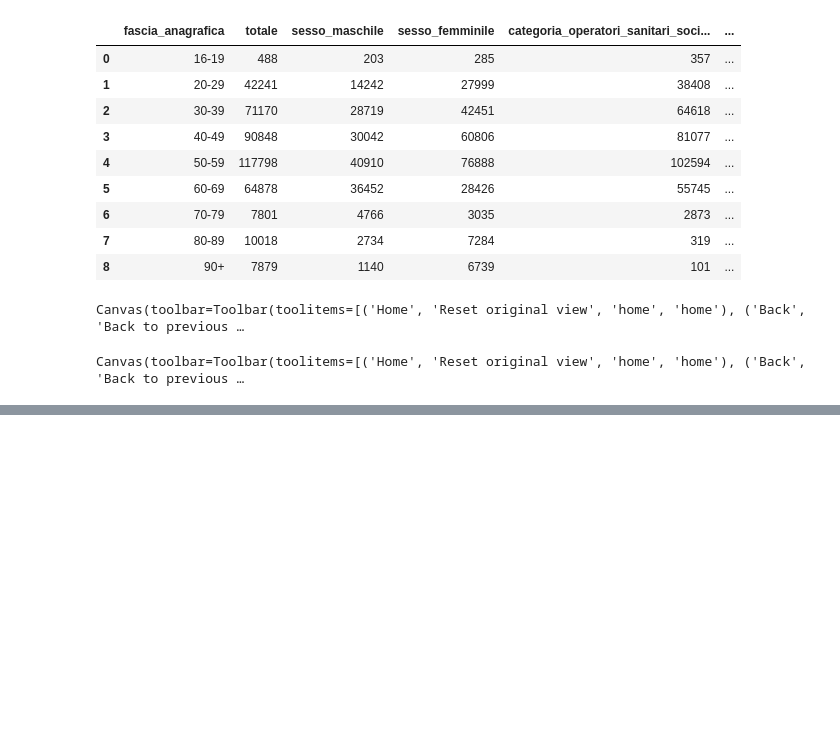
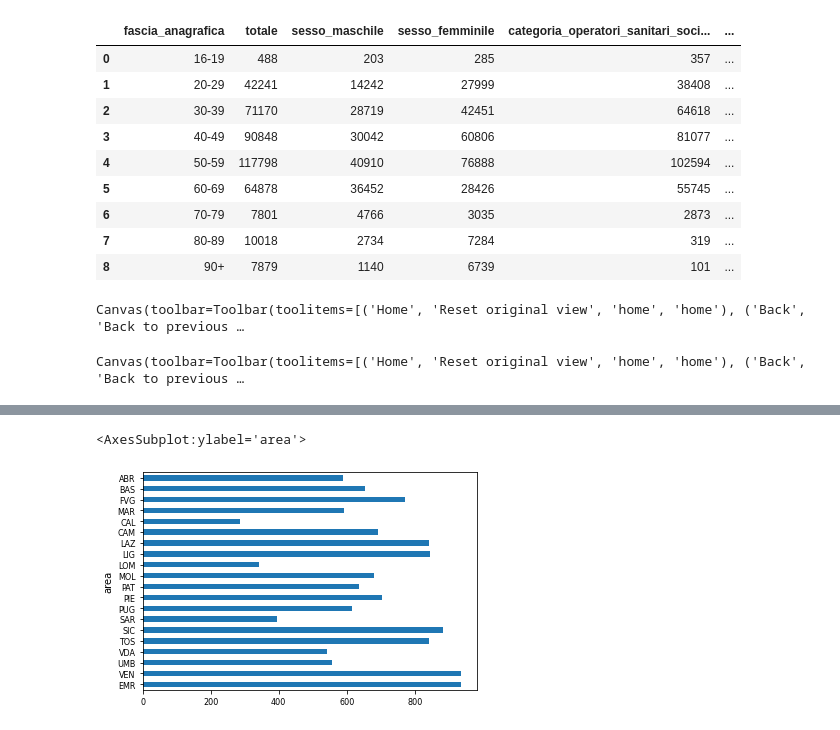
Before and after one commit to aidinattar/vaccini, a Jupyter notebook: vaccini.ipynb, the cells around one changed output, grey strips where cells are left out. Drawn from its saved outputs; the diff is of its cells as text; code cells hidden in the pictures; blank space fills up the shorter version.

```diff
--- a/vaccini.ipynb
+++ b/vaccini.ipynb
@@ -633,0 +660,30 @@ Canvas(toolbar=Toolbar(toolitems=[('Home', 'Reset original view', 'home', 'home'
+# %%
+from datetime import date, timedelta
+yesterday = (date.today() - timedelta(days=1)).strftime('%Y-%m-%d')
+
+
+emroggi = emr.iloc[-2]
+venoggi = ven.iloc[-2]
+umboggi = umb.iloc[-2]
+vdaoggi = vda.iloc[-2]
+tosoggi = tos.iloc[-2]
+sicoggi = sic.iloc[-2]
+saroggi = sar.iloc[-2]
+pugoggi = pug.iloc[-2]
+pieoggi = pie.iloc[-2]
+patoggi = pat.iloc[-2]
+mologgi = mol.iloc[-2]
+lomoggi = lom.iloc[-2]
+lazoggi = laz.iloc[-2]
+ligoggi = lig.iloc[-2]
+camoggi = cam.iloc[-2]
+caloggi = cal.iloc[-2]
+maroggi = mar.iloc[-2]
+fvgoggi = fvg.iloc[-2]
+basoggi = bas.iloc[-2]
+abroggi = abr.iloc[-2]
+
+cum = pd.DataFrame([emroggi, venoggi, umboggi, vdaoggi, tosoggi, sicoggi, saroggi, pugoggi, pieoggi,
+                    patoggi, mologgi, lomoggi, ligoggi, lazoggi, camoggi, caloggi, maroggi, fvgoggi,
+                    basoggi, abroggi])
+cum
@@ -633,0 +708,5 @@ Canvas(toolbar=Toolbar(toolitems=[('Home', 'Reset original view', 'home', 'home'
+# %%
+cum.plot(kind='barh',x = 'area', y='cumulativa_100000', legend = False)
+# %% [output]
+<AxesSubplot:ylabel='area'>
+[figure, added]
```
Also changed, not shown: parts of 15 cells of this notebook, 6 other files.
